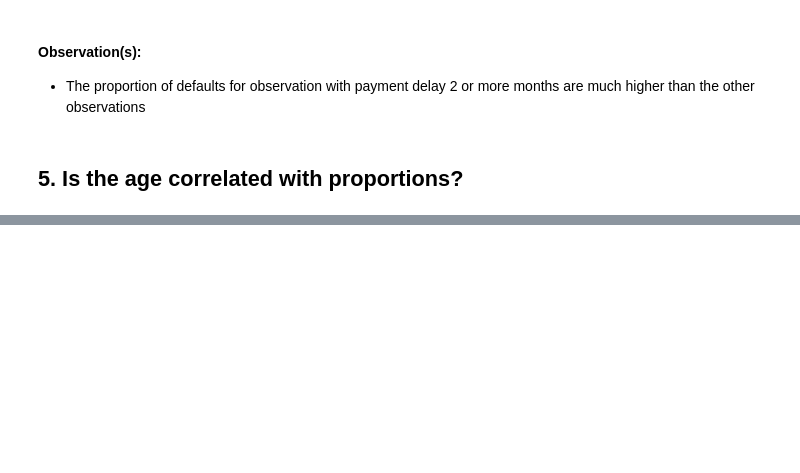
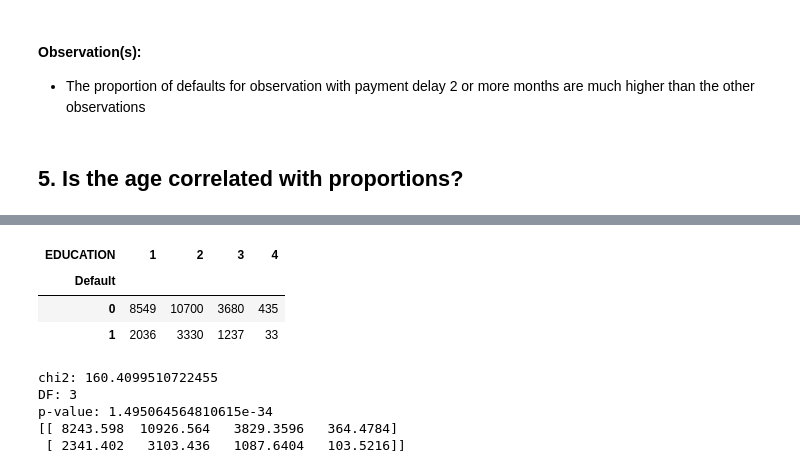
Before and after one commit to rohilgrover/Capstone-Project-Default-Prediction, a Jupyter notebook: Default-Credit Card Project.ipynb, the cells around one changed output, grey strips where cells are left out. Drawn from its saved outputs; the diff is of its cells as text; code cells hidden in the pictures; blank space fills up the shorter version.

```diff
--- a/Default-Credit Card Project.ipynb
+++ b/Default-Credit Card Project.ipynb
@@ -412,0 +554,21 @@ plt.show()
+# %%
+chi_squared_test_education = df.groupby(['Default','EDUCATION']).count()['ID'].unstack()
+chi_squared_test_education
+# %% [output]
+| EDUCATION | 1 | 2 | 3 | 4 |
+| Default |  |  |  |  |
+| 0 | 8549 | 10700 | 3680 | 435 |
+| 1 | 2036 | 3330 | 1237 | 33 |
+# %%
+obs = [[8549,10700,3680,435],[2036,3330,1237,33]]
+chi2, p, dof, expected = stats.chi2_contingency(obs)
+print('chi2:',chi2)
+print('DF:',dof)
+print('p-value:',p)
+print(expected)
+# %% [output]
+chi2: 160.4099510722455
+DF: 3
+p-value: 1.495064564810615e-34
+[[ 8243.598  10926.564   3829.3596   364.4784]
+ [ 2341.402   3103.436   1087.6404   103.5216]]
```
Also changed, not shown: parts of 47 cells of this notebook.
